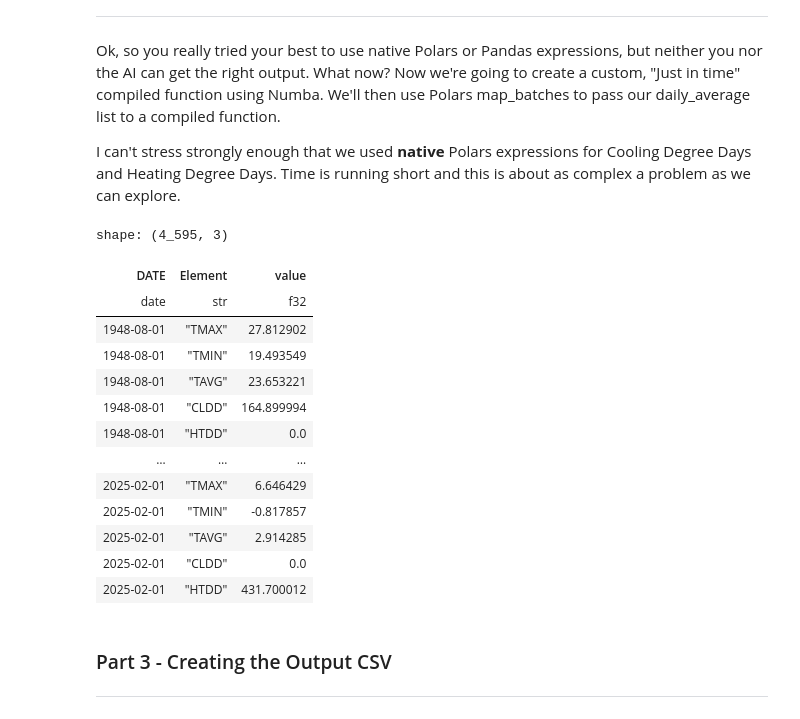
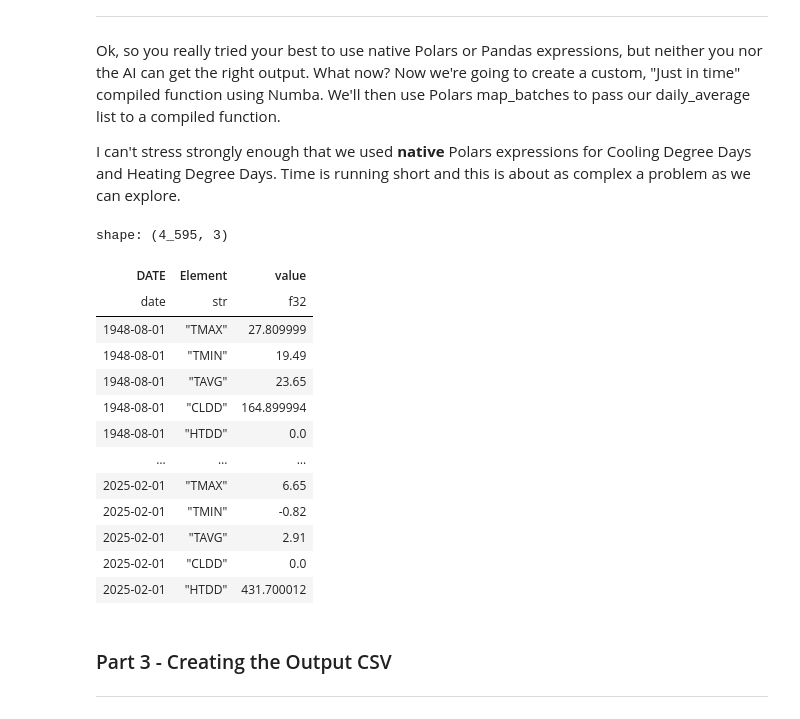
Before and after one commit to brodie-vidrine/Breaking-out-of-the-Loop, a Jupyter notebook: SciPy_Polars.ipynb, the cells around one changed output. Cells and saved outputs as stored; diff of their text form; code cells hidden in the pictures.

```diff
--- a/SciPy_Polars.ipynb
+++ b/SciPy_Polars.ipynb
@@ -400,42 +400,48 @@ df = df.with_columns(
                     , da.struct.field("da_26"), da.struct.field("da_27"), da.struct.field("da_28"), da.struct.field("da_29"), da.struct.field("da_30")), return_dtype=pl.Array(pl.Float64, 1)
             )
         ).alias(
             "CLDD_HTDD"
         )
     ).with_columns(
         pl.col("CLDD_HTDD").list.to_struct(fields=["CLDD", "HTDD"])
     ).unnest("CLDD_HTDD")
 
 CLDD = HTDD = df.filter(pl.col("Element").is_in(["TAVG"]))
 
 CLDD = CLDD.with_columns(
                 Element = pl.lit("CLDD")
             ).with_columns(
                 value = pl.col("CLDD").cast(pl.Float32)
             )
 
 HTDD = HTDD.with_columns(
                 Element = pl.lit("HTDD")
             ).with_columns(
                 value = pl.col("HTDD").cast(pl.Float32)
             )
 
 df = df.vstack(CLDD)
 df = df.vstack(HTDD)
+
+#We're done with our calculations, so let's round them, eh?
+df = df.with_columns(
+    value = pl.col("value").round(2)
+)
+
 df.select("DATE", "Element", "value").sort("DATE")
 # %% [output]
 shape: (4_595, 3)
 | DATE | Element | value |
 | date | str | f32 |
-| 1948-08-01 | "TMAX" | 27.812902 |
-| 1948-08-01 | "TMIN" | 19.493549 |
-| 1948-08-01 | "TAVG" | 23.653221 |
+| 1948-08-01 | "TMAX" | 27.809999 |
+| 1948-08-01 | "TMIN" | 19.49 |
+| 1948-08-01 | "TAVG" | 23.65 |
 | 1948-08-01 | "CLDD" | 164.899994 |
 | 1948-08-01 | "HTDD" | 0.0 |
 | … | … | … |
-| 2025-02-01 | "TMAX" | 6.646429 |
-| 2025-02-01 | "TMIN" | -0.817857 |
-| 2025-02-01 | "TAVG" | 2.914285 |
+| 2025-02-01 | "TMAX" | 6.65 |
+| 2025-02-01 | "TMIN" | -0.82 |
+| 2025-02-01 | "TAVG" | 2.91 |
 | 2025-02-01 | "CLDD" | 0.0 |
 | 2025-02-01 | "HTDD" | 431.700012 |
 # %% [markdown]
```
Also changed, not shown: parts of 2 cells of this notebook.
